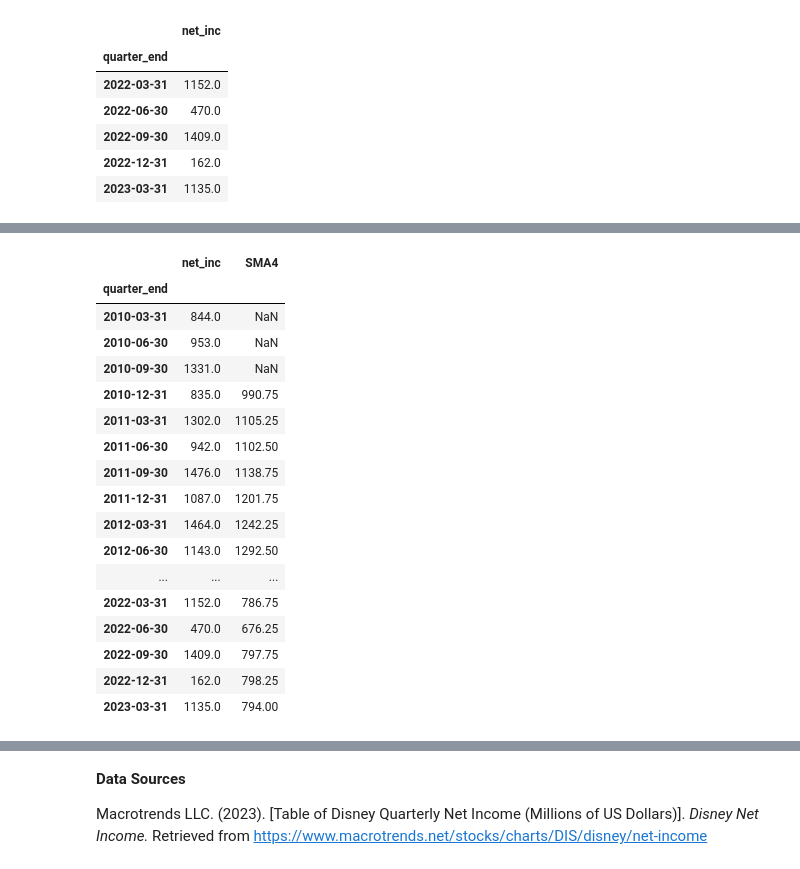
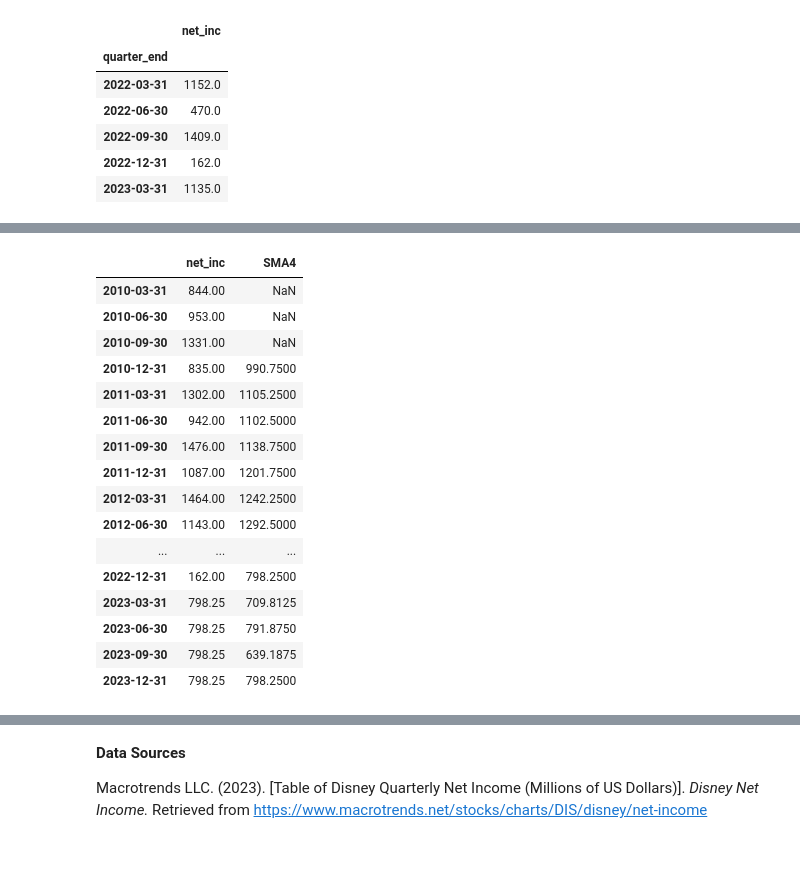
Before and after one commit to cool-t/Tara_DataPortfolio, a Jupyter notebook: Disney Marketing Analytics Study - Python + Tableau/Disney_Marketing_Analytics_Project.ipynb, the cells around one changed output, grey strips where cells are left out. Cells and saved outputs as stored; diff of their text form; code cells hidden in the pictures.

```diff
--- a/Disney Marketing Analytics Study - Python + Tableau/Disney_Marketing_Analytics_Project.ipynb
+++ b/Disney Marketing Analytics Study - Python + Tableau/Disney_Marketing_Analytics_Project.ipynb
@@ -883,6 +884,13 @@ FCS['net_inc'] = FCS['net_inc'].fillna(0)
+# %%
+# Calculate the 4-quarter rolling average for the last available quarter in the historical data
+last_quarter = DIS_clean.index[-1]
+last_4q_avg = DIS_clean['net_inc'].rolling(window=4).mean().loc[last_quarter]
+# %%
+# Assign the last 4-quarter rolling average as the forecasted values for the next 4 quarters
+FCS['net_inc'] = last_4q_avg
 # %%
 # Concatenate original data & forecast data
-DIS_clean = pd.concat([DIS_clean, FCS])
+DIS_clean = pd.concat([DIS_clean, FCS], axis= 0)
 # %%
 # Convert index back to datetime
 DIS_clean.index = pd.to_datetime(DIS_clean.index)
@@ -898,28 +907,27 @@ plt.show()
 # %%
 # Compute the 4-quarter Simple Moving Average (SMA4)
-DIS['SMA4'] = DIS['net_inc'].rolling(4).mean()
+DIS_clean['SMA4'] = DIS_clean['net_inc'].rolling(4).mean()
 # %%
 # Display the updated DataFrame with 4-quarter SMA
-DIS
+DIS_clean
 # %% [output]
 |  | net_inc | SMA4 |
-| quarter_end |  |  |
-| 2010-03-31 | 844.0 | NaN |
-| 2010-06-30 | 953.0 | NaN |
-| 2010-09-30 | 1331.0 | NaN |
-| 2010-12-31 | 835.0 | 990.75 |
-| 2011-03-31 | 1302.0 | 1105.25 |
-| 2011-06-30 | 942.0 | 1102.50 |
-| 2011-09-30 | 1476.0 | 1138.75 |
-| 2011-12-31 | 1087.0 | 1201.75 |
-| 2012-03-31 | 1464.0 | 1242.25 |
-| 2012-06-30 | 1143.0 | 1292.50 |
+| 2010-03-31 | 844.00 | NaN |
+| 2010-06-30 | 953.00 | NaN |
+| 2010-09-30 | 1331.00 | NaN |
+| 2010-12-31 | 835.00 | 990.7500 |
+| 2011-03-31 | 1302.00 | 1105.2500 |
+| 2011-06-30 | 942.00 | 1102.5000 |
+| 2011-09-30 | 1476.00 | 1138.7500 |
+| 2011-12-31 | 1087.00 | 1201.7500 |
+| 2012-03-31 | 1464.00 | 1242.2500 |
+| 2012-06-30 | 1143.00 | 1292.5000 |
 | ... | ... | ... |
-| 2022-03-31 | 1152.0 | 786.75 |
-| 2022-06-30 | 470.0 | 676.25 |
-| 2022-09-30 | 1409.0 | 797.75 |
-| 2022-12-31 | 162.0 | 798.25 |
-| 2023-03-31 | 1135.0 | 794.00 |
+| 2022-12-31 | 162.00 | 798.2500 |
+| 2023-03-31 | 798.25 | 709.8125 |
+| 2023-06-30 | 798.25 | 791.8750 |
+| 2023-09-30 | 798.25 | 639.1875 |
+| 2023-12-31 | 798.25 | 798.2500 |
 # %% [markdown]
 The process of forecasting Disney's 2023 net income begins with loading historical net income data spanning from 2010 to 2023 from the 'DIS_2010_2023_NET_INCOME.csv' file. To prepare the data for analysis, the data is then cleaned and preprocessed. This involves dropping the 'Quarter' column, renaming the 'Net_Income_Millions' column to 'net_inc', and converting its values to numerical format while removing commas. Additionally, the index column is renamed 'quarter_end' and converted to datetime format for time-series analysis.
 
```
Also changed, not shown: parts of 8 cells of this notebook.
